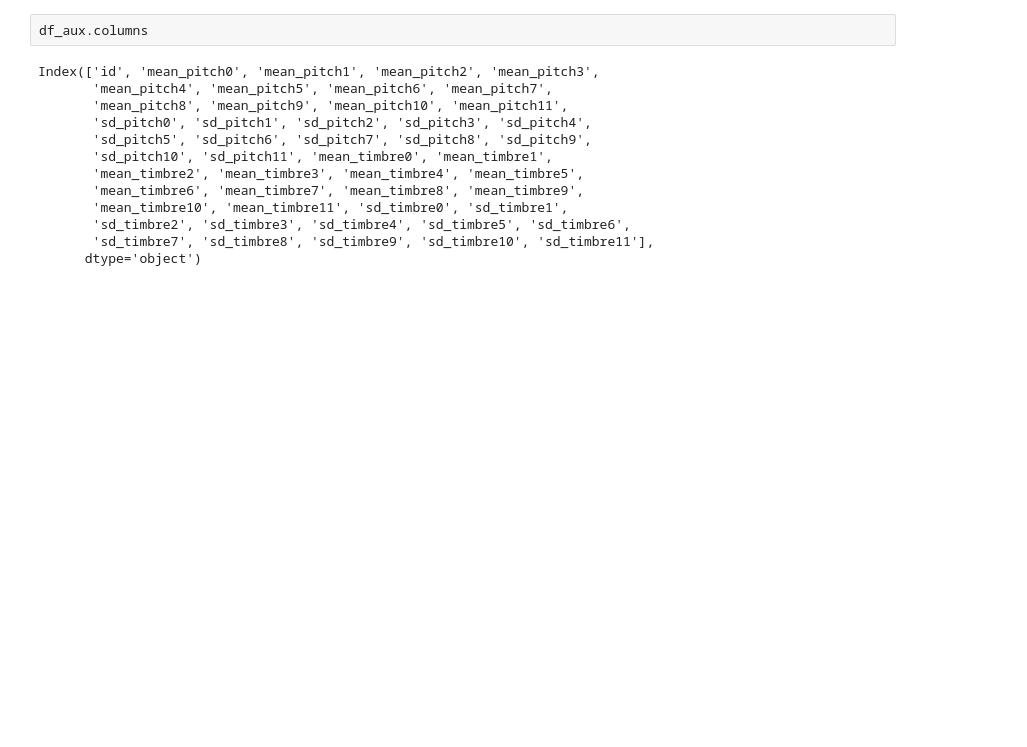
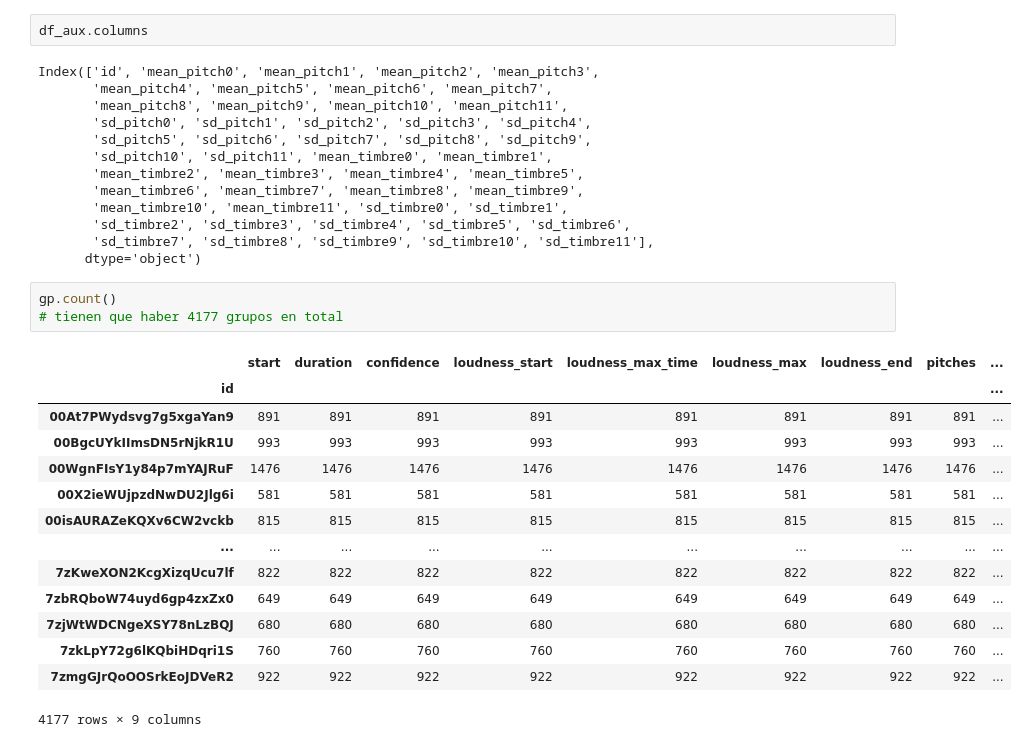
Before and after one commit to tincho-mehaudy/DMCyT, a Jupyter notebook: TP1_Consigna1.ipynb, the cells around one changed output. Cells and saved outputs as stored; diff of their text form; blank space fills up the shorter version.

```diff
--- a/TP1_Consigna1.ipynb
+++ b/TP1_Consigna1.ipynb
@@ -426,5 +439,23 @@ Index(['id', 'mean_pitch0', 'mean_pitch1', 'mean_pitch2', 'mean_pitch3',
        'sd_timbre2', 'sd_timbre3', 'sd_timbre4', 'sd_timbre5', 'sd_timbre6',
        'sd_timbre7', 'sd_timbre8', 'sd_timbre9', 'sd_timbre10', 'sd_timbre11'],
       dtype='object')
+# %%
+gp.count()
+# tienen que haber 4177 grupos en total
+# %% [output]
+|  | start | duration | confidence | loudness_start | loudness_max_time | loudness_max | loudness_end | pitches | ... |
+| id |  |  |  |  |  |  |  |  | ... |
+| 00At7PWydsvg7g5xgaYan9 | 891 | 891 | 891 | 891 | 891 | 891 | 891 | 891 | ... |
+| 00BgcUYkIImsDN5rNjkR1U | 993 | 993 | 993 | 993 | 993 | 993 | 993 | 993 | ... |
+| 00WgnFIsY1y84p7mYAJRuF | 1476 | 1476 | 1476 | 1476 | 1476 | 1476 | 1476 | 1476 | ... |
+| 00X2ieWUjpzdNwDU2Jlg6i | 581 | 581 | 581 | 581 | 581 | 581 | 581 | 581 | ... |
+| 00isAURAZeKQXv6CW2vckb | 815 | 815 | 815 | 815 | 815 | 815 | 815 | 815 | ... |
+| ... | ... | ... | ... | ... | ... | ... | ... | ... | ... |
+| 7zKweXON2KcgXizqUcu7lf | 822 | 822 | 822 | 822 | 822 | 822 | 822 | 822 | ... |
+| 7zbRQboW74uyd6gp4zxZx0 | 649 | 649 | 649 | 649 | 649 | 649 | 649 | 649 | ... |
+| 7zjWtWDCNgeXSY78nLzBQJ | 680 | 680 | 680 | 680 | 680 | 680 | 680 | 680 | ... |
+| 7zkLpY72g6lKQbiHDqri1S | 760 | 760 | 760 | 760 | 760 | 760 | 760 | 760 | ... |
+| 7zmgGJrQoOOSrkEoJDVeR2 | 922 | 922 | 922 | 922 | 922 | 922 | 922 | 922 | ... |
+4177 rows × 9 columns
 # %%
 rows_df=[]
```
Also changed, not shown: parts of 7 cells of this notebook.
